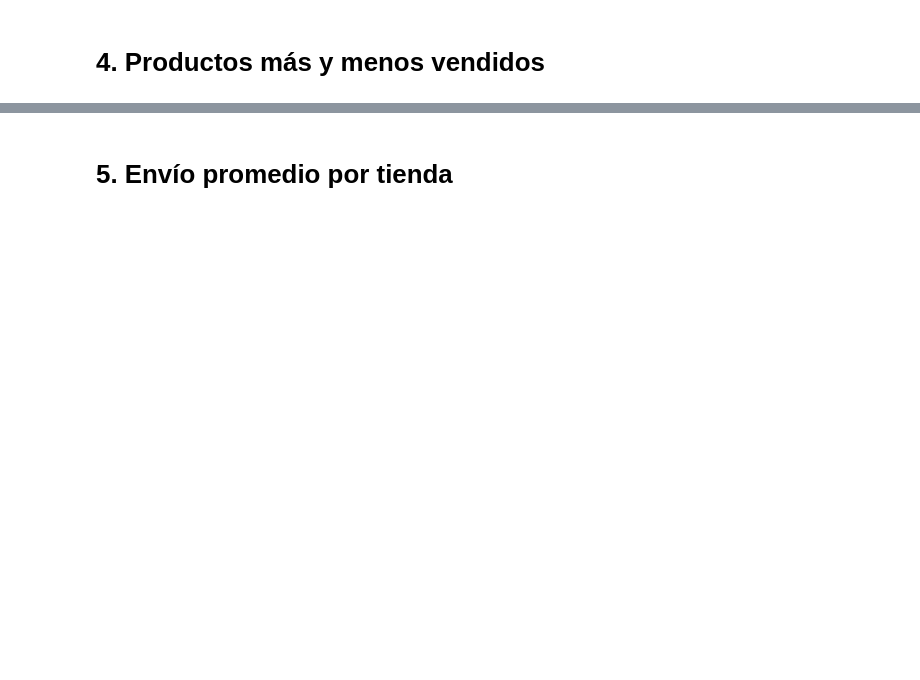
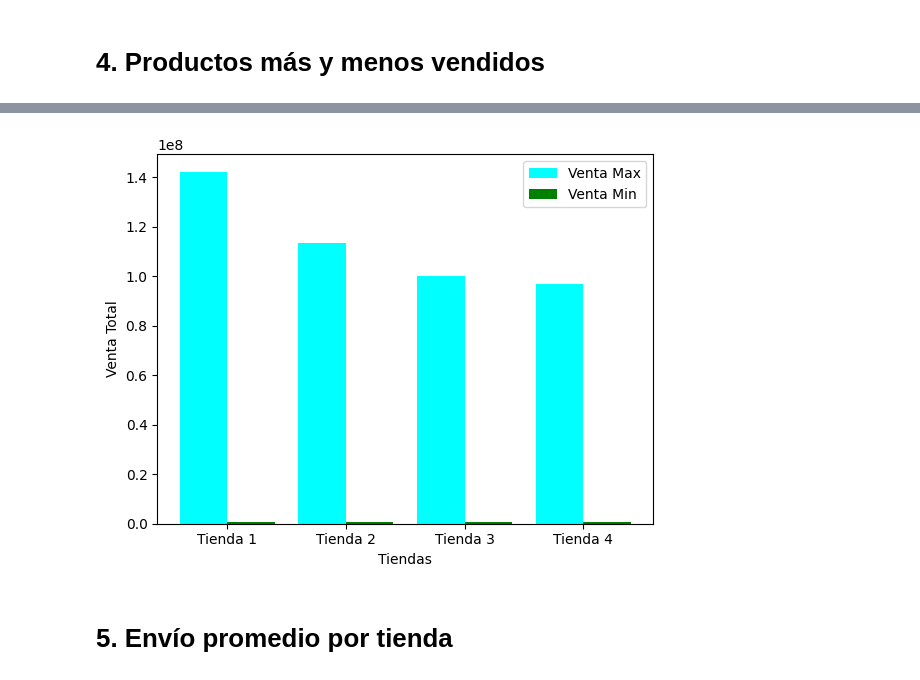
Before and after one commit to jalonzoh/Challenge-de-Modelado-de-datos, a Jupyter notebook: AluraStoreLatam.ipynb, the cells around one changed output, grey strips where cells are left out. Cells and saved outputs as stored; diff of their text form; code cells hidden in the pictures; blank space fills up the shorter version.

```diff
--- a/AluraStoreLatam.ipynb
+++ b/AluraStoreLatam.ipynb
@@ -213,3 +278,20 @@ Name: Precio, dtype: float64
+# %%
+import matplotlib.pyplot as plt
+import numpy as np
+
+x = np.arange(4)
+width = 0.4
+
+plt.bar(x-0.2,df_prodmasvendido_tienda['Venta Total'], width, color='cyan')
+plt.bar(x+0.2,df_prodmenosvendido_tienda['Venta Total'], width, color='green')
+plt.xticks(x, ['Tienda 1', 'Tienda 2', 'Tienda 3', 'Tienda 4'])
+plt.xlabel("Tiendas")
+plt.ylabel("Venta Total")
+plt.legend(["Venta Max", "Venta Min"])
+plt.show()
+plt.close('all')
+# %% [output]
+[figure, added]
 # %% [markdown]
 # 5. Envío promedio por tienda
 # %%
```
Also changed, not shown: parts of 5 cells of this notebook.
